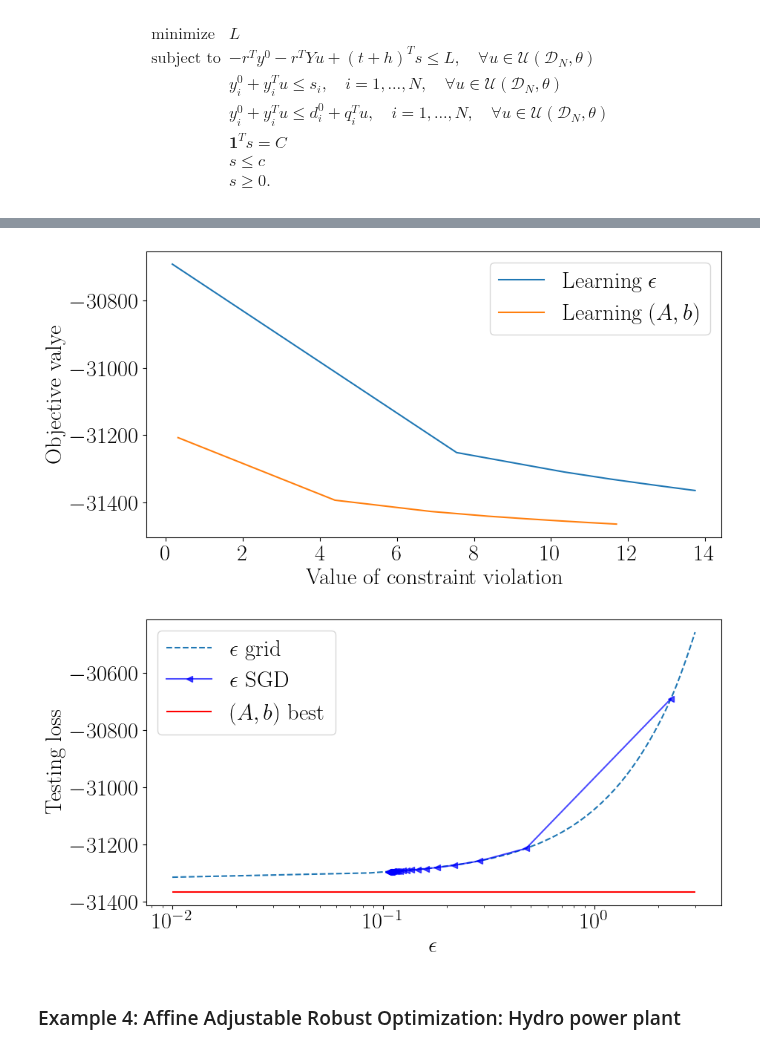
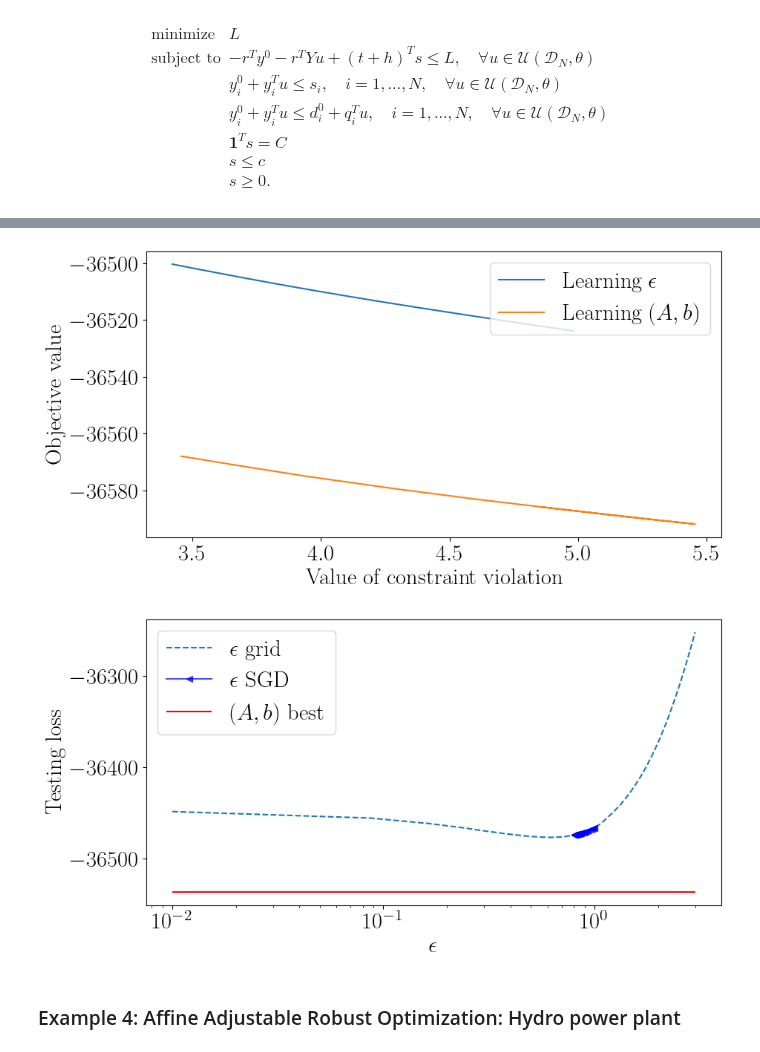
Before and after one commit to stellatogrp/lropt, a Jupyter notebook: examples/experiments/tutorial_learning.ipynb, the cells around one changed output, grey strips where cells are left out. Drawn from its saved outputs; the diff is of its cells as text; code cells hidden in the pictures.

```diff
--- a/examples/experiments/tutorial_learning.ipynb
+++ b/examples/experiments/tutorial_learning.ipynb
@@ -536,11 +528,13 @@ We solve the robust optimization problem given as
 	\end{array}
 \end{equation*}
 # %%
-def loss(L,y,Y,s,data,l=5):
+def loss(L,y,Y,s,data,l=10):
     sums = 0
     Nsample = data.shape[0]
     for i in range(Nsample):
         sums += torch.sum(torch.maximum(y + Y@data[i] - s, torch.tensor(0.,requires_grad = True)))
+        sums += torch.sum(torch.maximum(y + Y@data[i] - torch.tensor(d) - torch.tensor(Q)@data[i], torch.tensor(0.,requires_grad = True)))
+        sums += torch.maximum(-torch.tensor(r)@y - torch.tensor(r)@Y@data[i] + torch.tensor(t+ h)@s - L, torch.tensor(0.,requires_grad = True))
     return L + torch.tensor(l)*sums/Nsample, L, sums/Nsample
 # %%
 
@@ -638,33 +632,33 @@ plt.show()
 # %%
 plt.rcParams.update({
     "text.usetex":True,
 
     "font.size":22,
     "font.family": "serif"
 })
 plt.figure(figsize=(10,5))
 plt.plot(df_r2['Violations'], df_r2['Opt_val'], color="tab:blue", label=r"Learning $\epsilon$")
 plt.plot(df_r1['Violations'], df_r1['Opt_val'], color="tab:orange", label=r"Learning $(A,b)$")
-plt.ylabel("Objective valye")
+plt.ylabel("Objective value")
 # ax2.set_xlim([-1,20])
 plt.xlabel("Value of constraint violation")
-plt.legend()
+plt.legend(loc = "upper right")
 plt.savefig("Inventory.pdf",bbox_inches='tight')
 plt.show()
 plt.figure(figsize=(10, 5))
 
 styles = ["s",'o',"^","v","<",">","o",'s',"^","v","<",">"]
 j=0
-plt.plot(1/dfgrid["Eps"], dfgrid["Eval_val"], color = colors[j], linestyle='--',label="$\epsilon$ grid")
-plt.plot(1/df_r2["A_norm"],df_r2["Eval_val"], linestyle='-', marker="<", color = "blue", label="$\epsilon$ SGD",alpha = 0.7)
-plt.hlines( xmin = np.min(1/dfgrid["Eps"]), xmax = np.max(1/dfgrid["Eps"]), y = np.min(df1["Eval_val"]), label = "$(A,b)$ best", color= "red")
+plt.plot(dfgrid["Eps"], dfgrid["Eval_val"], color = colors[j], linestyle='--',label="$\epsilon$ grid")
+plt.plot(df_r2["A_norm"],df_r2["Eval_val"], linestyle='-', marker="<", color = "blue", label="$\epsilon$ SGD",alpha = 0.7)
+plt.hlines( xmin = np.min(dfgrid["Eps"]), xmax = np.max(dfgrid["Eps"]), y = np.min(df1["Eval_val"]), label = "$(A,b)$ best", color= "red")
 plt.xscale("log")
 plt.xlabel("$\epsilon$")
 plt.ylabel("Testing loss")
 plt.legend()
 plt.savefig("Inventory_train.pdf",bbox_inches='tight')
 # %% [output]
-[figure, old version]
+[figure, new version]
-[figure, old version]
+[figure, new version]
 # %% [markdown]
 ### Example 4: Affine Adjustable Robust Optimization: Hydro power plant
```
Also changed, not shown: parts of 18 cells of this notebook, 26 other files.
